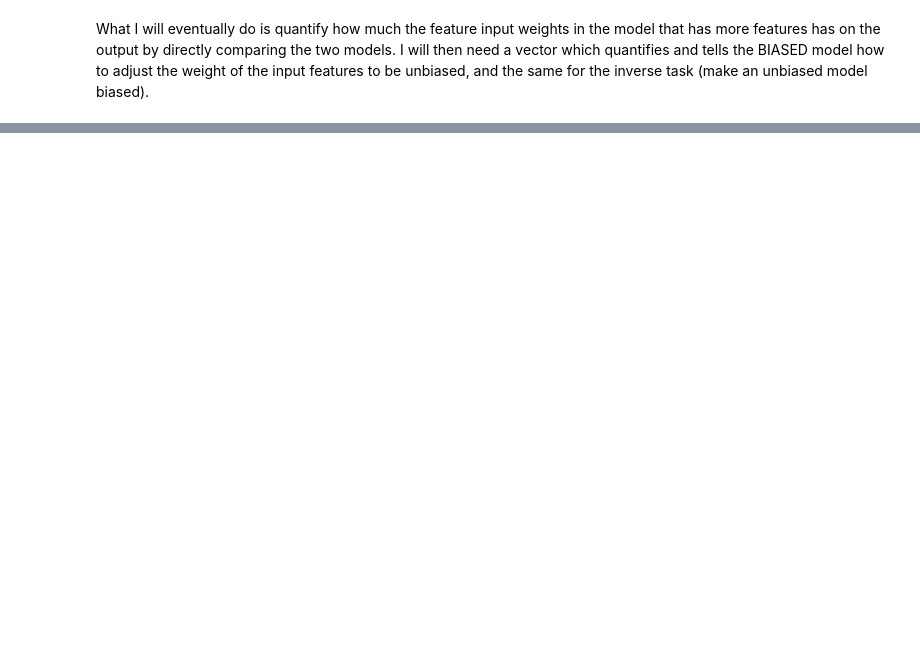
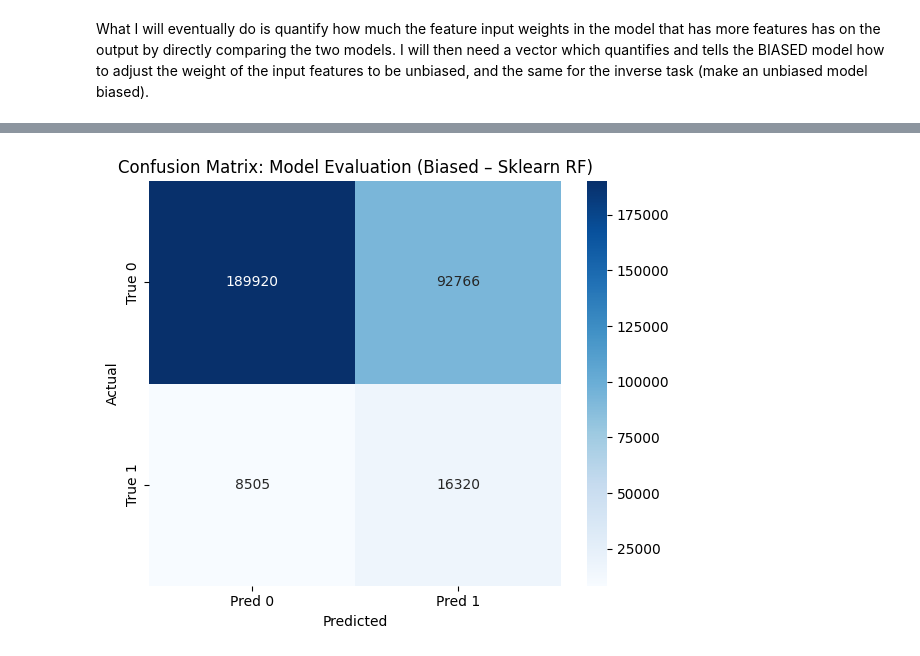
Before and after one commit to qayyumayaan/credit-risk-prediction-bias, a Jupyter notebook: vatsalam/LR.ipynb, the cells around one changed output, grey strips where cells are left out. Drawn from its saved outputs; the diff is of its cells as text; code cells hidden in the pictures; blank space fills up the shorter version.

```diff
--- a/vatsalam/LR.ipynb
+++ b/vatsalam/LR.ipynb
@@ -519,0 +505,71 @@ Confusion Matrix (Raw Values):
+# %%
+from sklearn.ensemble import RandomForestClassifier
+from sklearn.model_selection import cross_val_predict
+from sklearn.impute import SimpleImputer
+import numpy as np
+import pandas as pd
+
+label_col = "TARGET"
+
+# 1) Median imputation on encoded arrays (same idea as before)
+
+imputer_biased = SimpleImputer(strategy="median")
+X_biased_enc_imputed = imputer_biased.fit_transform(X_biased_enc)
+X_test_biased_enc_imputed = imputer_biased.transform(X_test_biased_enc)
+
+# 2) Define Random Forest model (similar hyperparams to Spark RF)
+
+rf_biased = RandomForestClassifier(
+    n_estimators=50,        # similar to numTrees=50
+    max_depth=6,           # similar to Spark RF
+    max_features="sqrt",   # similar to featureSubsetStrategy="sqrt"
+    class_weight="balanced",
+    random_state=42,
+    n_jobs=-1
+)
+
+# 3) Cross-validated predictions (5-fold) to mimic what you were doing with LGBM
+
+rf_biased_pred = cross_val_predict(
+    rf_biased,
+    X_biased_enc_imputed,
+    y_biased,
+    cv=5,
+    method="predict"
+)
+
+rf_biased_pred_proba = cross_val_predict(
+    rf_biased,
+    X_biased_enc_imputed,
+    y_biased,
+    cv=5,
+    method="predict_proba"
+)[:, 1]
+
+# 4) Use your existing scores() function
+
+scores(
+    y_biased,
+    rf_biased_pred,
+    rf_biased_pred_proba,
+    title="Model Evaluation (Biased – Sklearn RF)"
+)
+
+# 5) Train final RF on ALL biased training data
+
+rf_biased.fit(X_biased_enc_imputed, y_biased)
+
+# 6) Predict on biased test data (equivalent of rf_biased_test_pred from Spark)
+
+rf_biased_test_pred = rf_biased.predict_proba(X_test_biased_enc_imputed)[:, 1]
+
+# 7) Feature importance (top 20)
+
+rf_biased_importance = pd.Series(
+    rf_biased.feature_importances_,
+    index=feature_names_biased
+).sort_values(ascending=False)
+
+print("\nTop 20 Random Forest Features (Biased – Sklearn):")
+print(rf_biased_importance.head(20))
+# %% [output]
@@ -519,0 +586 @@ Confusion Matrix (Raw Values):
+[figure, added]
```
Also changed, not shown: parts of 14 cells of this notebook.
